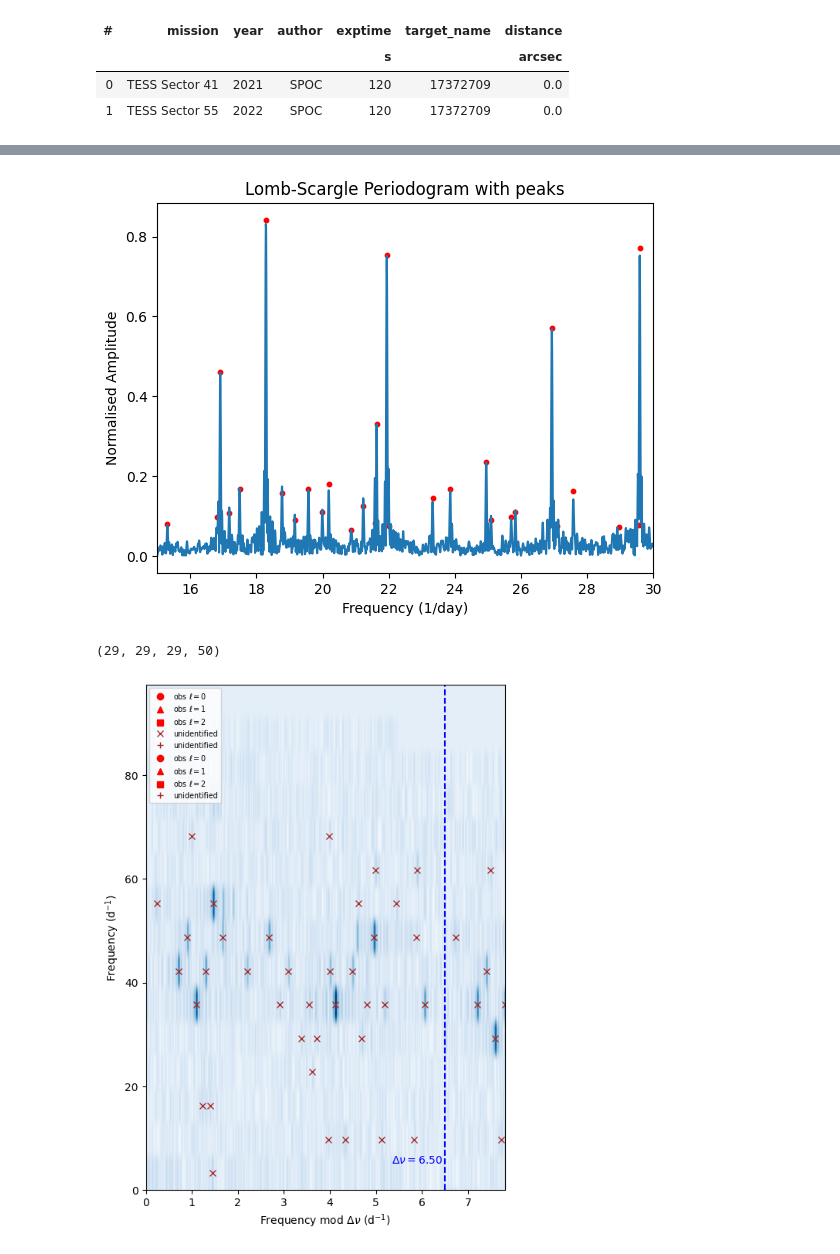
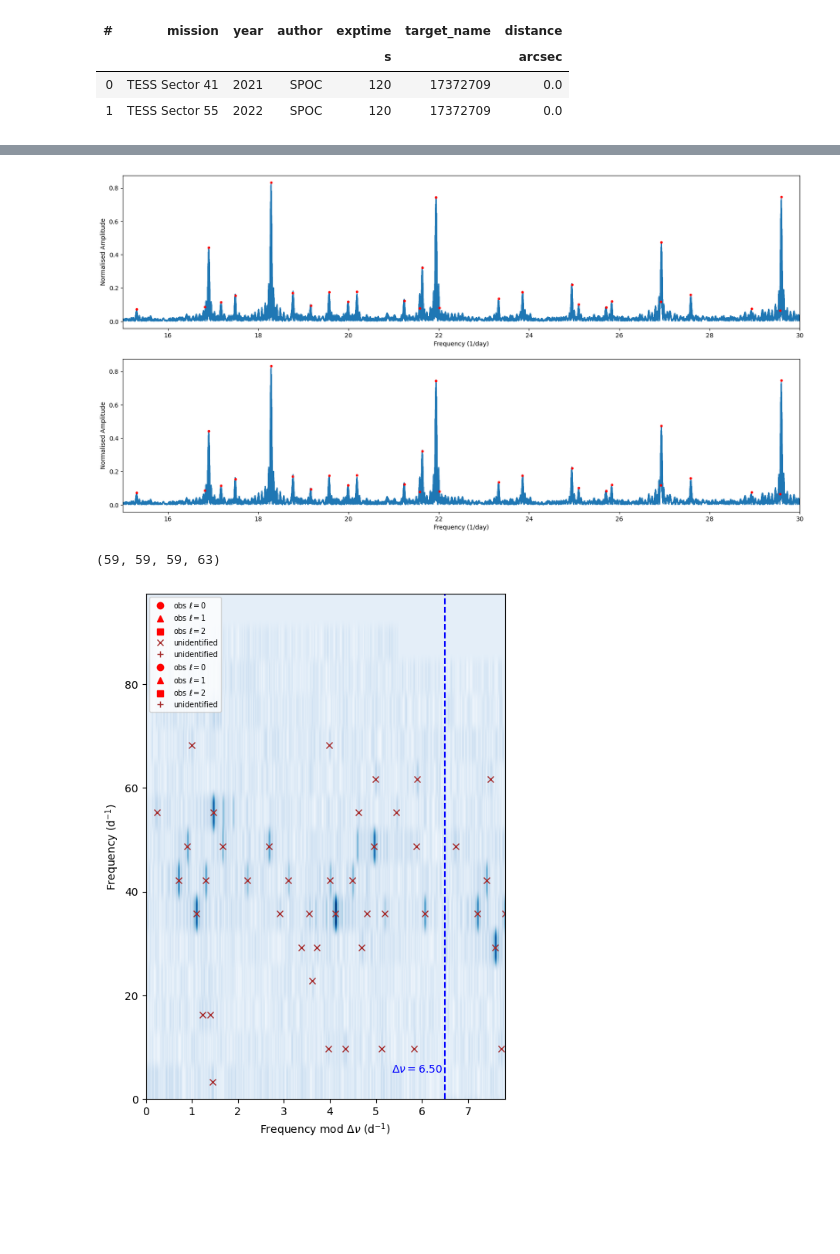
Before and after one commit to gautam-404/PreWhitener, a Jupyter notebook: pywhitener.ipynb, the cells around one changed output, grey strips where cells are left out. Saved outputs shown, nothing was run; the diff lists cells and outputs as text; code cells hidden in the pictures; blank space fills up the shorter version.

```diff
--- a/pywhitener.ipynb
+++ b/pywhitener.ipynb
@@ -28,11 +31,16 @@ SearchResult containing 2 data products.
 | 0 | TESS Sector 41 | 2021 | SPOC | 120 | 17372709 | 0.0 |
 | 1 | TESS Sector 55 | 2022 | SPOC | 120 | 17372709 | 0.0 |
 # %%
-lc = lk_search[1].download().remove_nans().remove_outliers()
+# lc = lk_search[1].download().remove_nans().remove_outliers()
+
+lc_collection = lk.search_lightcurve(star, mission="TESS", cadence=120, author="SPOC").download_all()
+lc = lc_collection[0].normalize() # defaults to pdcsap_flux now.
+for l in lc_collection[1:]:
+    lc = lc.append(l.normalize())
+lc = lc.remove_nans().remove_outliers()
 
 # Extract time and flux from the light curve
-time = lc.time.value
-flux = lc.flux.value
+time, flux = lc.time.value, lc.flux.value
 # %%
 def amp_spectrum(t, y, fmin=None, fmax=None, nyq_mult=1., oversample_factor=5.):
     tmax = t.max()
@@ -348,2 +168,0 @@ def prewhitener(time, flux, f_sigma=3, remove_harmonics=True, harmonic_tolerance
-# %%
-peaks, peak_freqs, peak_amps = prewhitener(time, flux, f_sigma=5, harmonic_tolerance=0.001, fmax=90, max_iterations=20, remove_harmonics=True)
@@ -354,21 +168,0 @@ Done!
-# %%
-#
-# Plot the final periodogram after pre-whitening
-freqs, amps = amp_spectrum(t=time, y=flux/np.median(flux), fmin=0, fmax=90, nyq_mult=1, oversample_factor=5)
-plt.figure()
-plt.scatter(peak_freqs, peak_amps, s=10, color='red')
-plt.plot(freqs, amps*1000)
-plt.title("Lomb-Scargle Periodogram with peaks")
-plt.xlabel("Frequency (1/day)")
-plt.ylabel("Normalised Amplitude")
-# plt.xlim(30, 50)
-# plt.xlim(40, 60)
-plt.xlim(15, 30)
-# plt.xlim(22, 24)
-# plt.xlim(0, 15)
-plt.show()
-
-# Show the frequencies that were found
-# print("Frequencies found through pre-whitening: ", freqs_at_peaks)
-# %% [output]
-[figure, removed]
@@ -375,7 +286,35 @@ plt.show()
+# %%
+peaks1, peak_freqs1, peak_amps1 = prewhitener(time, flux, f_sigma=3, snr_threshold=10, remove_harmonics=True)
+peaks2, peak_freqs2, peak_amps2 = prewhitener(time, flux, f_sigma=3, snr_threshold=10, remove_harmonics=False)
+# %%
+# Plot the final periodogram after pre-whitening
+freqs, amps = amp_spectrum(t=time, y=flux/np.median(flux), fmin=0, fmax=90, nyq_mult=1, oversample_factor=5)
+plt.figure(figsize=(20, 10))
+plt.title("Lomb-Scargle Periodogram with peaks")
+
+ax1 = plt.subplot(2, 1, 1)
+ax1.plot(freqs, amps*1000, zorder=1)
+ax1.scatter(peak_freqs1, peak_amps1, s=10, color='red', zorder=2)
+ax1.set_xlabel("Frequency (1/day)")
+ax1.set_ylabel("Normalised Amplitude")
+ax1.set_xlim(0, 70)
+ax1.set_xlim(15, 30)
+
+ax2 = plt.subplot(2, 1, 2)
+ax2.plot(freqs, amps*1000, zorder=1)
+ax2.scatter(peak_freqs2, peak_amps2, s=10, color='red', zorder=2)
+ax2.set_xlabel("Frequency (1/day)")
+ax2.set_ylabel("Normalised Amplitude")
+ax2.set_xlim(ax1.get_xlim())
+ax2.set_ylim(ax1.get_ylim())
+
+plt.show()
+# %% [output]
+[figure, added]
 # %%
-len(peak_freqs), len(peak_freqs), len(peak_amps), len(peaks)
+len(peak_freqs1), len(peak_freqs1), len(peak_amps1), len(peaks1)
 # %% [output]
-(29, 29, 29, 50)
+(59, 59, 59, 63)
 # %%
 ### Load star IDs
 dtypes = {'ID': 'str', 'f_obs': 'float', 'a_obs': 'float', 'n_obs': 'int', 'l_obs': 'int', 'm_obs': 'int'}
```
Also changed, not shown: parts of 4 cells of this notebook, 1 other file.
